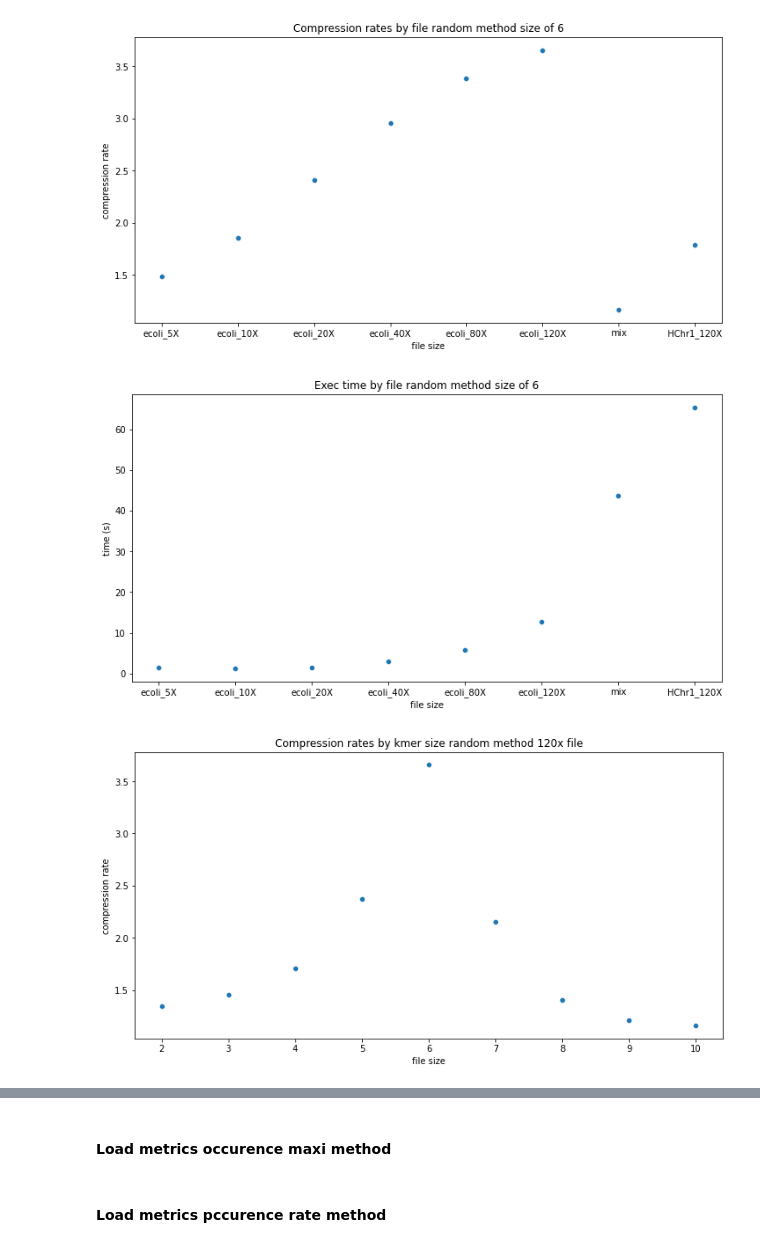
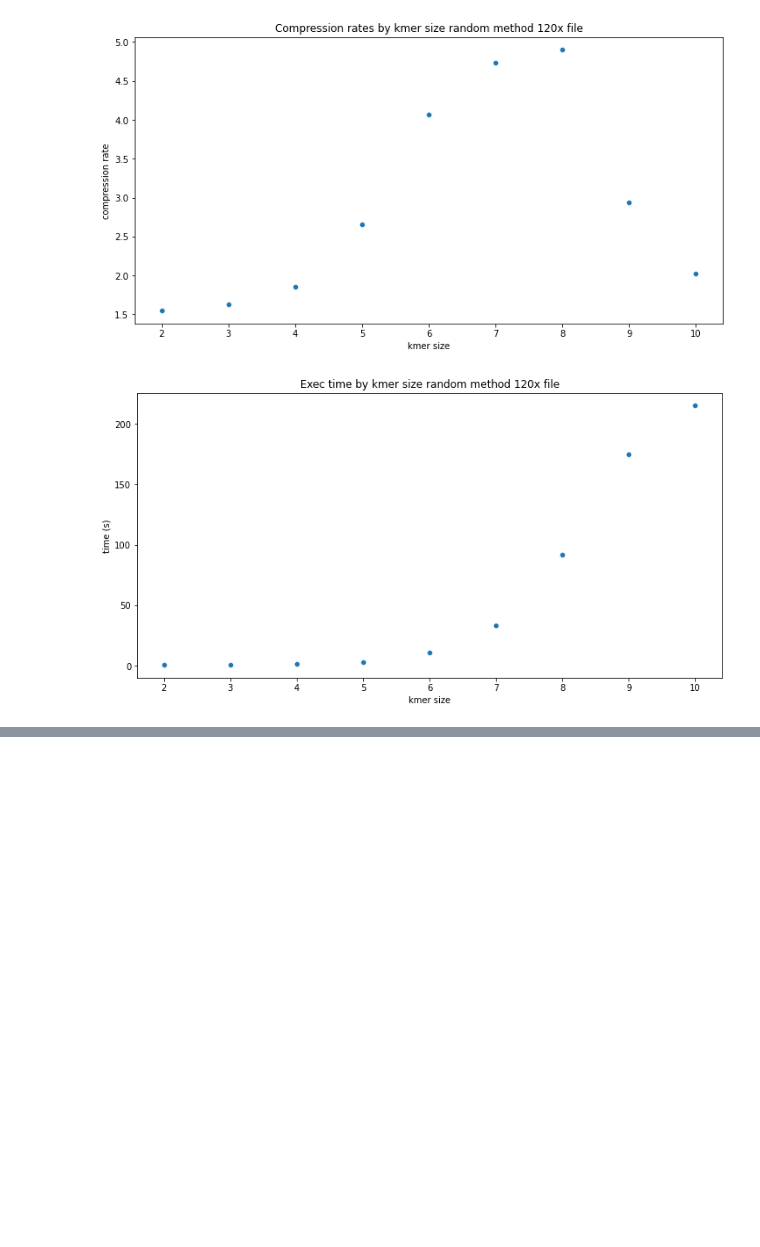
Before and after one commit to atoffano/reads-compression-optimization, a Jupyter notebook: method_2_jules_wb.ipynb, the cells around one changed output, grey strips where cells are left out. Drawn from its saved outputs; the diff is of its cells as text; code cells hidden in the pictures; blank space fills up the shorter version.

```diff
--- a/method_2_jules_wb.ipynb
+++ b/method_2_jules_wb.ipynb
@@ -12,6 +12,14 @@ FILES = {"data/ecoli_100Kb_reads_5x.fasta":"data/headerless/ecoli_100Kb_reads_5x
         "data/ecoli_100Kb_reads_80x.fasta":"data/headerless/ecoli_100Kb_reads_80x.fasta.headerless.gz",
         "data/ecoli_100Kb_reads_120x.fasta":"data/headerless/ecoli_100Kb_reads_120x.fasta.headerless.gz",
         "data/clean_mix.fasta":"data/headerless/clean_mix_headerless.fasta.gz",
+        "data/humch1_1Mb_reads_5x.fasta":"data/headerless/humch1_1Mb_reads_5x_headerless.fasta.gz",
+        "data/humch1_1Mb_reads_10x.fasta":"data/headerless/humch1_1Mb_reads_10x_headerless.fasta.gz",
+        "data/humch1_1Mb_reads_20x.fasta":"data/headerless/humch1_1Mb_reads_20x_headerless.fasta.gz",
+        "data/humch1_1Mb_reads_40x.fasta":"data/headerless/humch1_1Mb_reads_40x_headerless.fasta.gz",
+        "data/humch1_1Mb_reads_80x.fasta":"data/headerless/humch1_1Mb_reads_80x_headerless.fasta.gz",
         "data/humch1_1Mb_reads_120x.fasta":"data/headerless/humch1_1Mb_reads_120x_headerless.fasta.gz"}
-file_size = ["ecoli_5X","ecoli_10X","ecoli_20X","ecoli_40X","ecoli_80X","ecoli_120X","mix","HChr1_120X"]
+
+file_size = ["ecoli_5X","ecoli_10X","ecoli_20X","ecoli_40X","ecoli_80X","ecoli_120X","mix","HChr1_5X","HChr1_10X","HChr1_20X","HChr1_40X","HChr1_80X","HChr1_120X"]
+
 KMER_SIZE = [2,3,4,5,6,7,8,9,10]
+CUT_SIZE = [2,3,4,5,6,7,8,9,10,11,13,12,14,15]
@@ -22,25 +74,13 @@ KMER_SIZE = [2,3,4,5,6,7,8,9,10]
 # %%
-random_rate_by_file = []
-random_time_by_file = []
-
-for file in FILES:
-    kwargs = {"input" : file,
-    "compare_to":FILES[file],
-    "delete" : True,
-    "method" : "kmer_sort",
-    "size" : 6}
-    log = read_sort_main(**kwargs)
-    random_rate_by_file.append(float(log["rate"]))
-    random_time_by_file.append(log["time"])
-
 random_rate_by_size = []
 random_time_by_size = []
 
 for size in KMER_SIZE:
-    kwargs = {"input" : "data/ecoli_100Kb_reads_120x.fasta",
+    kwargs = {"infile" : "data/ecoli_100Kb_reads_120x.fasta",
     "compare_to":"data/headerless/ecoli_100Kb_reads_120x.fasta.headerless.gz",
     "delete" : True,
     "method" : "kmer_sort",
+    "cut":4,
     "size" : size}
     log = read_sort_main(**kwargs)
     random_rate_by_size.append(float(log["rate"]))
@@ -66,34 +101,18 @@ Function 'sort_by_kmer' executed in 22.3746s
 # %%
-plt.figure(figsize=(12,6))
-size_comparisons= sns.scatterplot(
-    x=file_size, y=random_rate_by_file,
-    legend="brief",
-).set(title="Compression rates by file random method size of 6"
-      ,xlabel="file size", ylabel="compression rate")
-
-
-plt.figure(figsize=(12,6))
-size_comparisons= sns.scatterplot(
-    x=file_size, y=random_time_by_file,
-    legend="brief",
-).set(title="Exec time by file random method size of 6"
-      ,xlabel="file size", ylabel="time (s)")
-
 plt.figure(figsize=(12,6))
 size_comparisons= sns.scatterplot(
     x=KMER_SIZE, y=random_rate_by_size,
     legend="brief",
 ).set(title="Compression rates by kmer size random method 120x file"
-      ,xlabel="file size", ylabel="compression rate")
+      ,xlabel="kmer size", ylabel="compression rate")
 
 
 plt.figure(figsize=(12,6))
 size_comparisons= sns.scatterplot(
     x=KMER_SIZE, y=random_time_by_size,
     legend="brief",
 ).set(title="Exec time by kmer size random method 120x file"
-      ,xlabel="file size", ylabel="time (s)")
+      ,xlabel="kmer size", ylabel="time (s)")
 # %% [output]
-[figure, old version]
+[figure, new version]
-[figure, old version]
+[figure, new version]
-[figure, removed]
@@ -101,2 +118,0 @@ size_comparisons= sns.scatterplot(
-# %% [markdown]
-#### Load metrics occurence maxi method
@@ -137,2 +118,0 @@ for size in KMER_SIZE:
-# %% [markdown]
-#### Load metrics pccurence rate method
```
Also changed, not shown: parts of 27 cells of this notebook, 6 other files.
